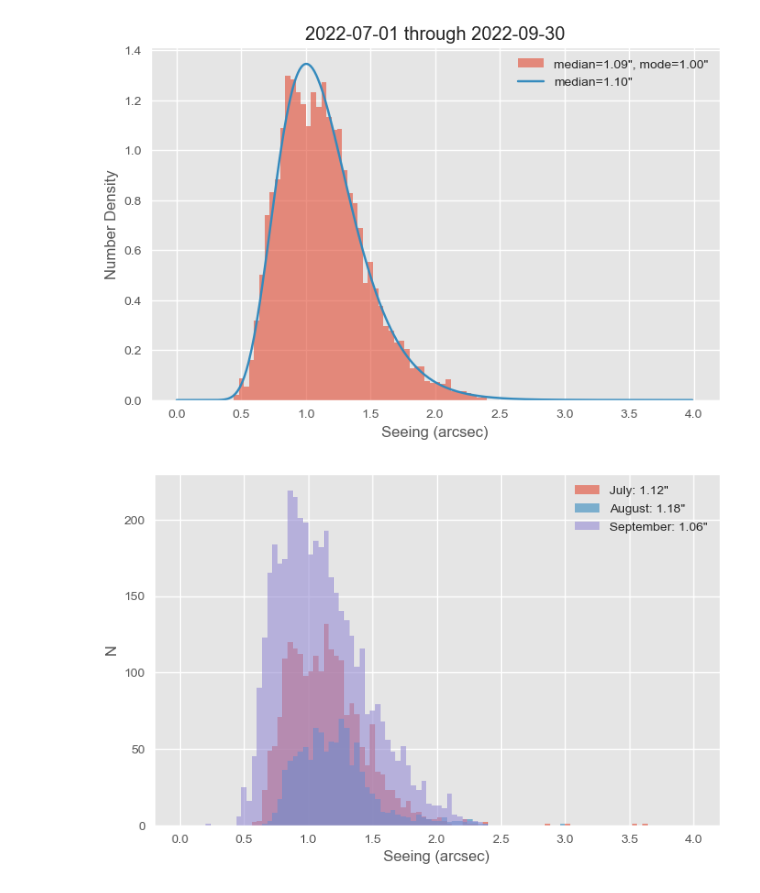
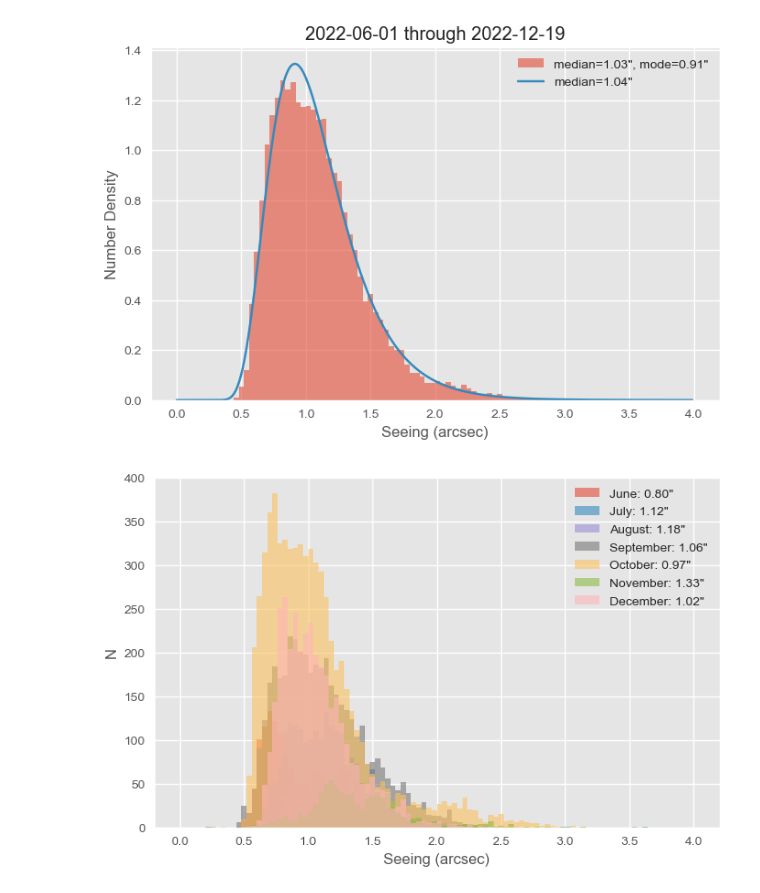
Before and after one commit to MMTObservatory/seeing_analysis, a Jupyter notebook: Seeing Summary - 2022_2ndhalf.ipynb, the cells around one changed output. Saved outputs shown, nothing was run; the diff lists cells and outputs as text; code cells hidden in the pictures.

```diff
--- a/Seeing Summary - 2022_2ndhalf.ipynb
+++ b/Seeing Summary - 2022_2ndhalf.ipynb
@@ -111,34 +110,38 @@ with plt.style.context('ggplot'):
     logp = plt.plot(x, p, label="logp")
     plt.xlabel("Seeing (arcsec)")
     plt.ylabel("Number Density")
-    plt.title("2022-07-01 through 2022-09-30")
+    plt.title("2022-06-01 through 2022-12-19")
     plt.legend(["median=%.2f\", mode=%.2f\"" % (fit_median, mode), "median=%.2f\"" % (
         median
     )])
-    plt.savefig("2022q3_hist.png")
+    plt.savefig("2022_2ndhalf.png")
 plt.show()
 # %% [output]
-[figure, old version]
+[figure, new version]
 # %%
 # panda time indexing makes it easy to group by month
 fig = plt.figure(figsize=(8, 5))
 months = {}
 legends = []
+months['June'] = fixed.loc['2022-06']
 months['July'] = fixed.loc['2022-07']
 months['August'] = fixed.loc['2022-08']
 months['September'] = fixed.loc['2022-09']
+months['October'] = fixed.loc['2022-10']
+months['November'] = fixed.loc['2022-11']
+months['December'] = fixed.loc['2022-12']
 for m in months:
     plt.hist(months[m]['seeing'], bins=100, range=(0.0, 4.0), label=m, alpha=0.6)
     legend = "%s: %.2f\"" % (m, np.median(months[m]['seeing']))
     legends.append(legend)
 plt.legend(legends)
 plt.xlabel("Seeing (arcsec)")
 plt.ylabel("N")
 #plt.title("Data and median seeing values grouped by month")
-plt.savefig("2022q3_monthly.png")
+plt.savefig("2022_2ndhalf_monthly.png")
 plt.show()
 # %% [output]
-[figure, old version]
+[figure, new version]
 # %%
 # now use the between_time() method to split the data into first and second halves of the night.
 first_half = fixed.between_time(start_time='00:00', end_time='07:00')
```
Also changed, not shown: parts of 23 cells of this notebook.
